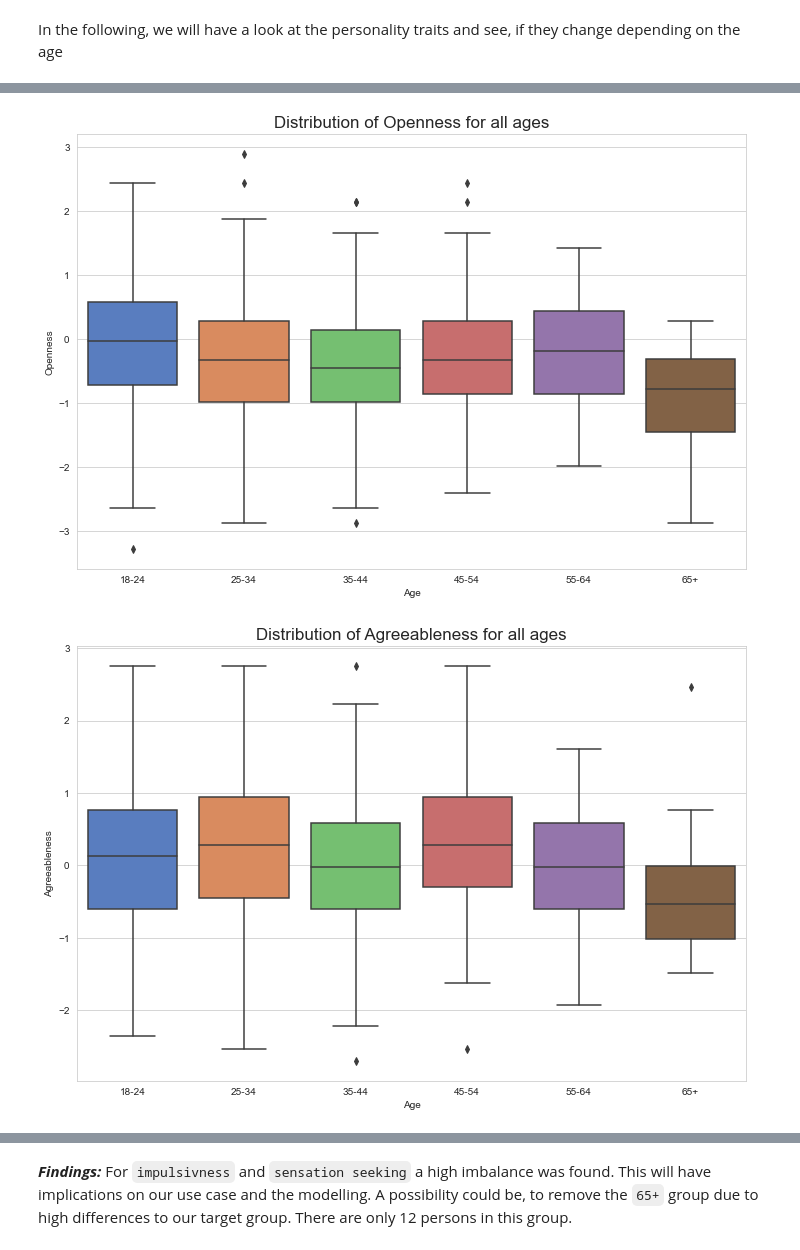
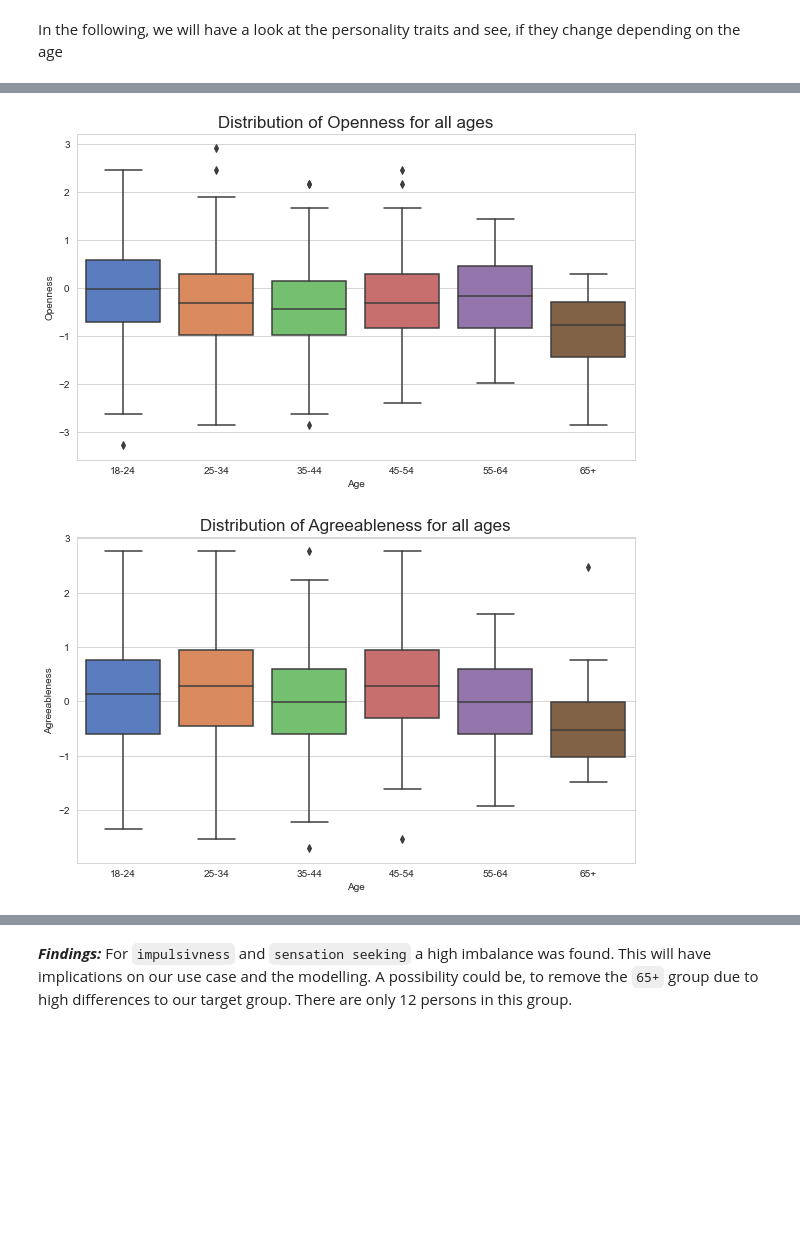
Before and after one commit to Sipa91/Personality-and-Drug-use, a Jupyter notebook: Final_EDA.ipynb, the cells around one changed output, grey strips where cells are left out. Cells and saved outputs as stored; diff of their text form; code cells hidden in the pictures; blank space fills up the shorter version.

```diff
--- a/Final_EDA.ipynb
+++ b/Final_EDA.ipynb
@@ -626,21 +629,21 @@ sns.boxplot(x='Age', y='Extraversion', data=drugs_uk.sort_values("Age"));
 # %%
 warnings.filterwarnings('ignore')
 
-plt.figure(figsize = (12,8))
+plt.figure(figsize = (10,6))
 plt.title("Distribution of Openness for all ages", fontsize=17)
 
 sns.boxplot(x='Age', y='Openness', data=drugs_uk.sort_values("Age"));
 # %% [output]
-[figure, old version]
+[figure, new version]
 # %%
 warnings.filterwarnings('ignore')
 
-plt.figure(figsize = (12,8))
+plt.figure(figsize = (10,6))
 plt.title("Distribution of Agreeableness for all ages",  fontsize=17)
 
 sns.boxplot(x='Age', y='Agreeableness', data=drugs_uk.sort_values("Age"));
 # %% [output]
-[figure, old version]
+[figure, new version]
 # %%
 warnings.filterwarnings('ignore')
 
```
Also changed, not shown: parts of 32 cells of this notebook.
